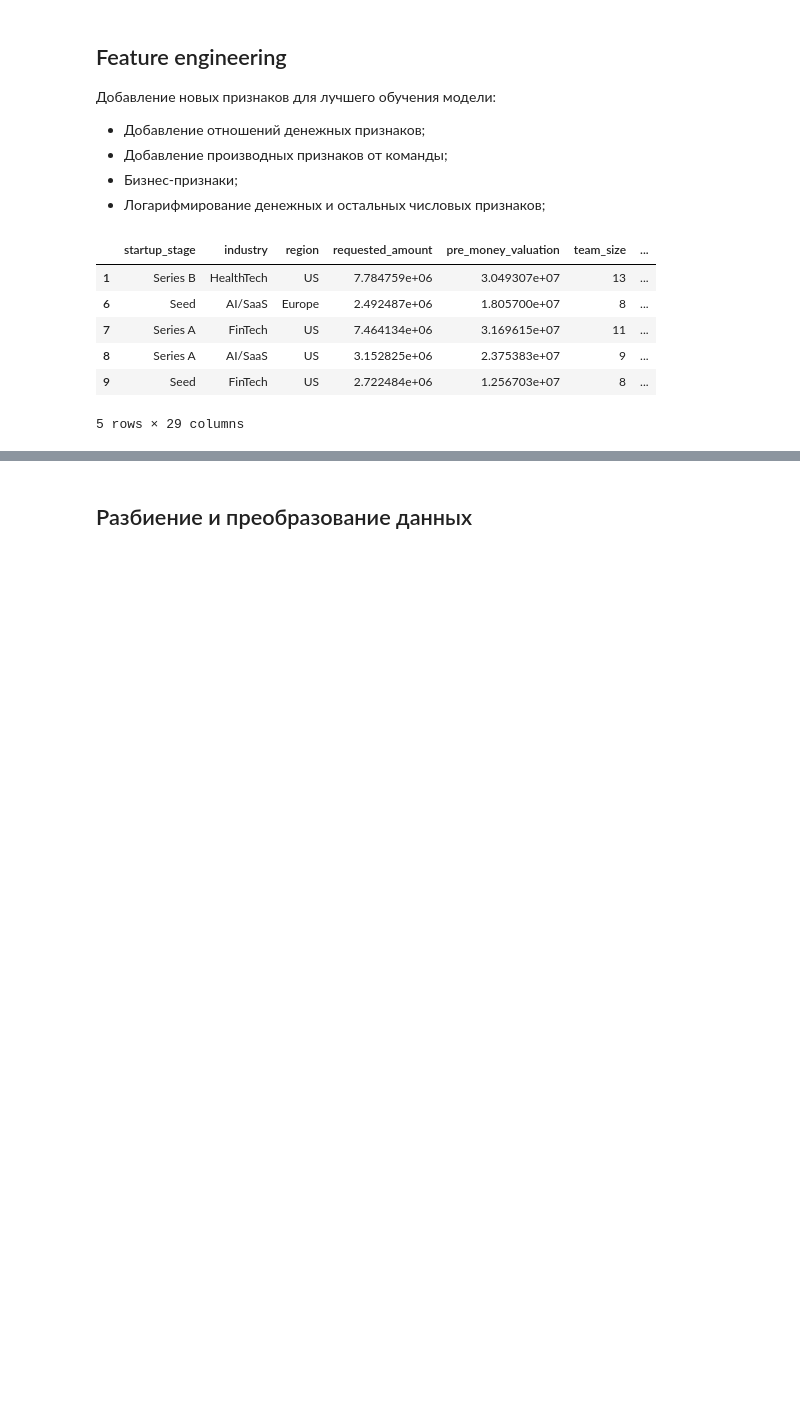
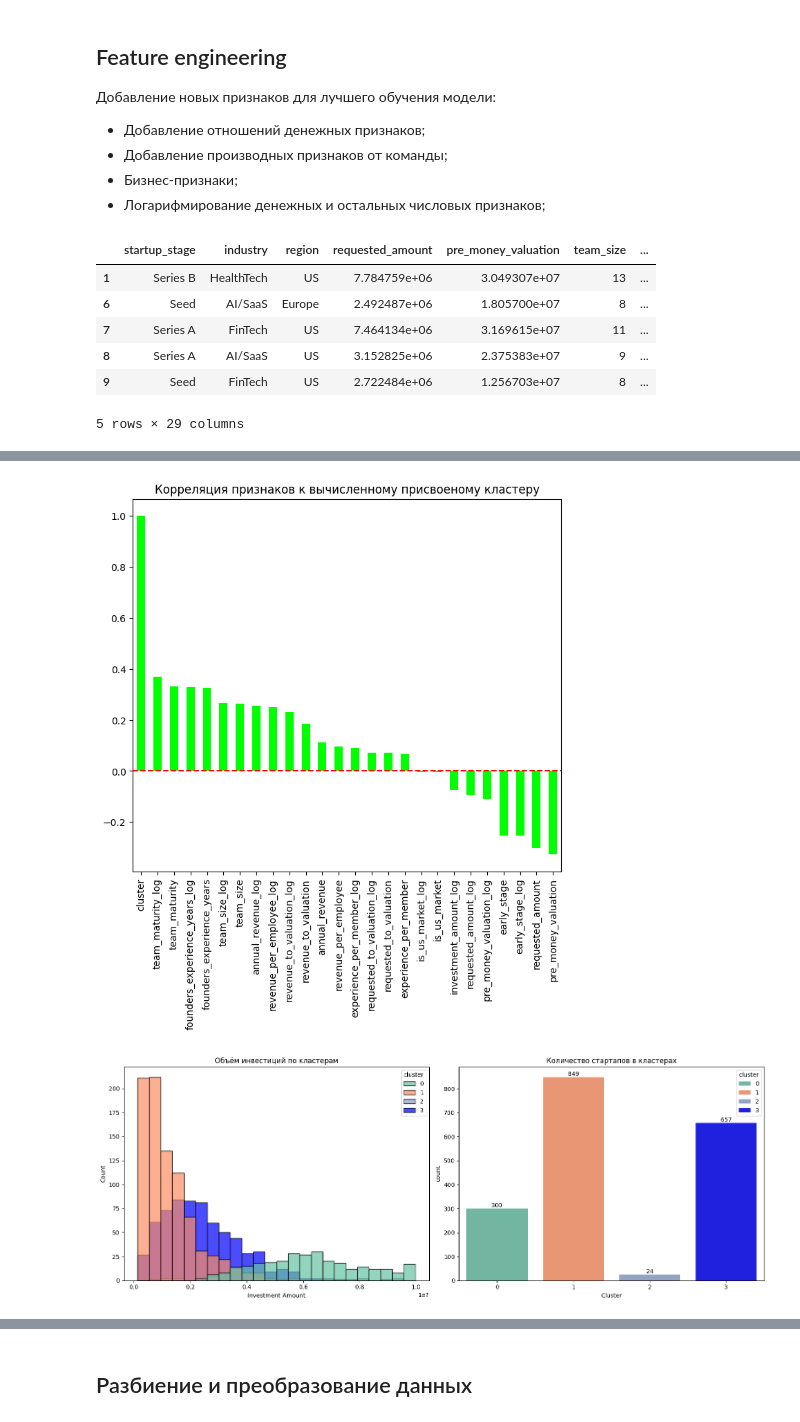
Before and after one commit to Ejtolf/startup_applications_investment_notebooks, a Jupyter notebook: notebooks/03_startup_sponsoring.ipynb, the cells around one changed output, grey strips where cells are left out. Drawn from its saved outputs; the diff is of its cells as text; code cells hidden in the pictures; blank space fills up the shorter version.

Commit message:
Clusterisation re-fit

```diff
--- a/notebooks/03_startup_sponsoring.ipynb
+++ b/notebooks/03_startup_sponsoring.ipynb
@@ -170,0 +190,6 @@ target = 'investment_amount_log'
+# %%
+cluster_preprocessor = Pipeline(steps=[
+    ('scaler', StandardScaler())
+])
+
+cluster_preprocessor
@@ -170,0 +228,40 @@ target = 'investment_amount_log'
+# %%
+ax = (
+    df.drop(columns=['investment_amount'])
+        .corr(numeric_only=True)['cluster']
+        .sort_values(ascending=False).plot(kind='bar', color='lime')
+     )
+plt.axhline(y=0, linestyle='--', c='red')
+plt.title('Корреляция признаков к вычисленному присвоеному кластеру')
+plt.show()
+
+# ---------------------------------
+
+fig, axes = plt.subplots(nrows=1, ncols=2, figsize=(16, 6))
+
+# Clusters palette
+palette = {
+    0: "#66c2a5",
+    1: "#fc8d62",
+    2: "#8da0cb",
+    3: "#0000ff"
+}
+
+df_sorted = df.sort_values(by='investment_amount', ascending=True)
+
+sns.histplot(data=df_sorted, x='investment_amount', hue='cluster', palette=palette, alpha=.7, ax=axes[0])
+axes[0].set_title('Объём инвестиций по кластерам')
+axes[0].set_xlabel('Investment Amount')
+
+sns.countplot(data=df, x='cluster', hue='cluster', palette=palette, ax=axes[1])
+# Подписи над столбцами
+for container in axes[1].containers:
+    axes[1].bar_label(container)
+axes[1].set_title('Количество стартапов в кластерах')
+axes[1].set_xlabel('Cluster')
+plt.tight_layout()
+
+plt.show()
+# %% [output]
+[figure, new version]
+[figure, new version]
```
Also changed, not shown: parts of 18 cells of this notebook.
